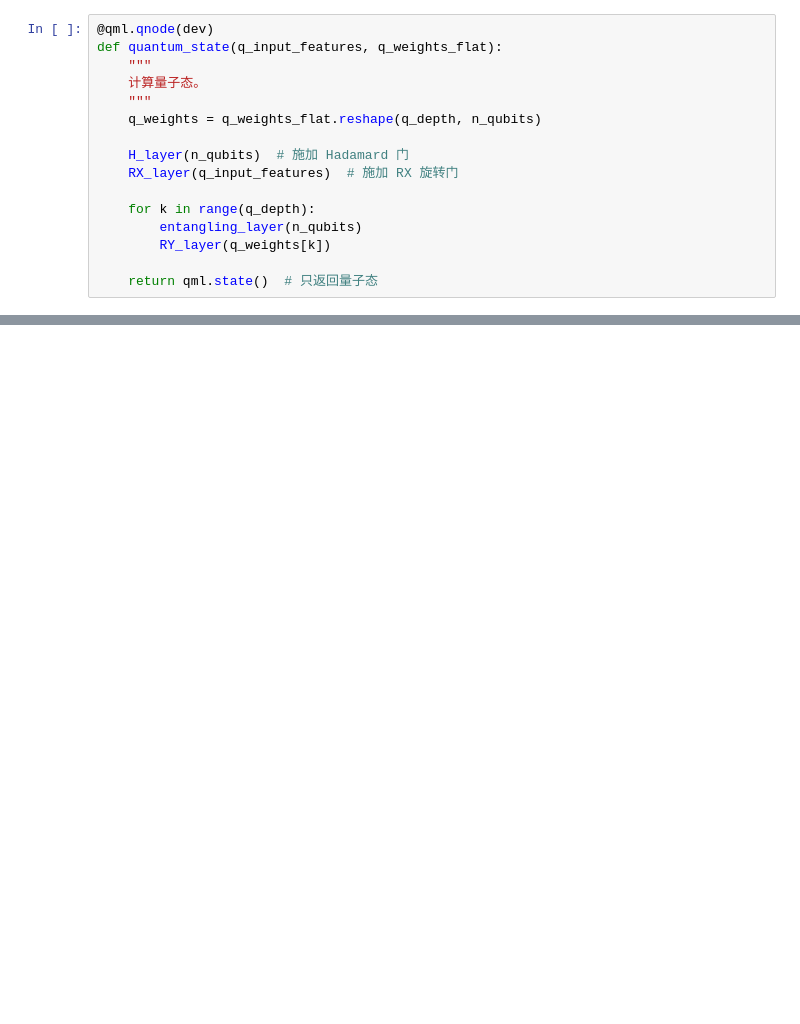
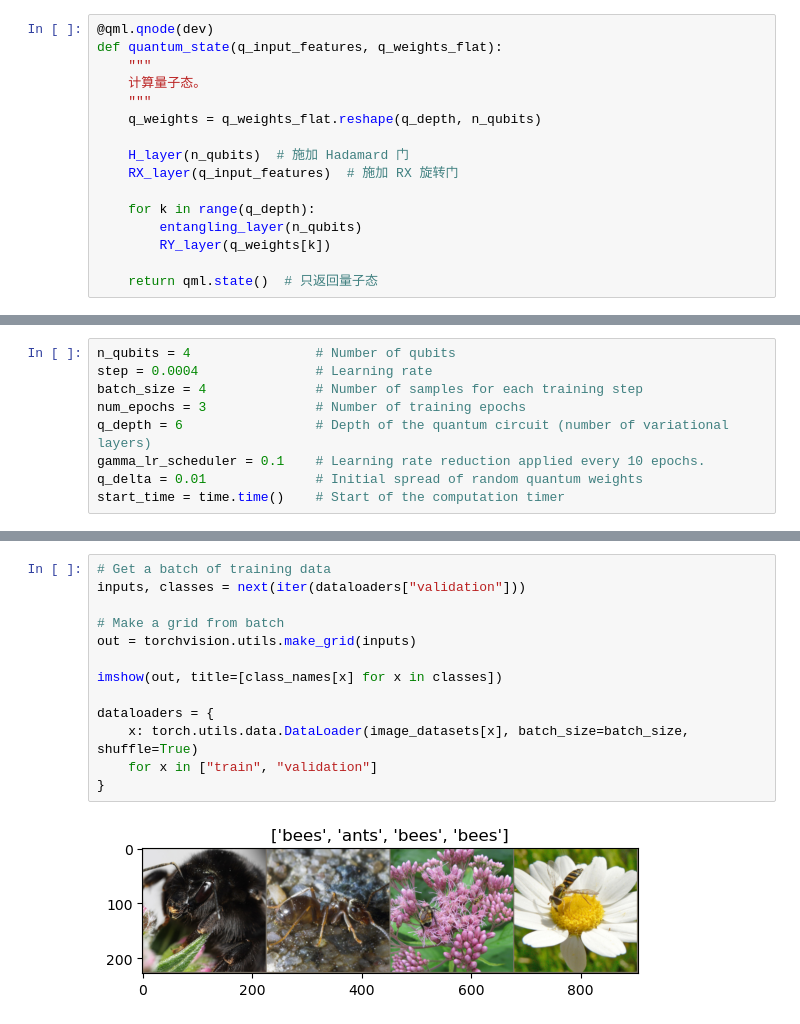
Before and after one commit to yzy1997/quantum_cl, a Jupyter notebook: print_quantum_state.ipynb, the cells around one changed output, grey strips where cells are left out. Drawn from its saved outputs; the diff is of its cells as text; blank space fills up the shorter version.

```diff
--- a/print_quantum_state.ipynb
+++ b/print_quantum_state.ipynb
@@ -100,0 +188,9 @@ Bloch 球坐标:  [0.04550322504645809, 8.673617379884035e-18, 0.019158815004756
+# %%
+n_qubits = 4                # Number of qubits
+step = 0.0004               # Learning rate
+batch_size = 4              # Number of samples for each training step
+num_epochs = 3              # Number of training epochs
+q_depth = 6                 # Depth of the quantum circuit (number of variational layers)
+gamma_lr_scheduler = 0.1    # Learning rate reduction applied every 10 epochs.
+q_delta = 0.01              # Initial spread of random quantum weights
+start_time = time.time()    # Start of the computation timer
@@ -100,0 +252,15 @@ Bloch 球坐标:  [0.04550322504645809, 8.673617379884035e-18, 0.019158815004756
+# %%
+# Get a batch of training data
+inputs, classes = next(iter(dataloaders["validation"]))
+
+# Make a grid from batch
+out = torchvision.utils.make_grid(inputs)
+
+imshow(out, title=[class_names[x] for x in classes])
+
+dataloaders = {
+    x: torch.utils.data.DataLoader(image_datasets[x], batch_size=batch_size, shuffle=True)
+    for x in ["train", "validation"]
+}
+# %% [output]
+[figure, added]
```
Also changed, not shown: parts of 22 cells of this notebook, 41 other files.
